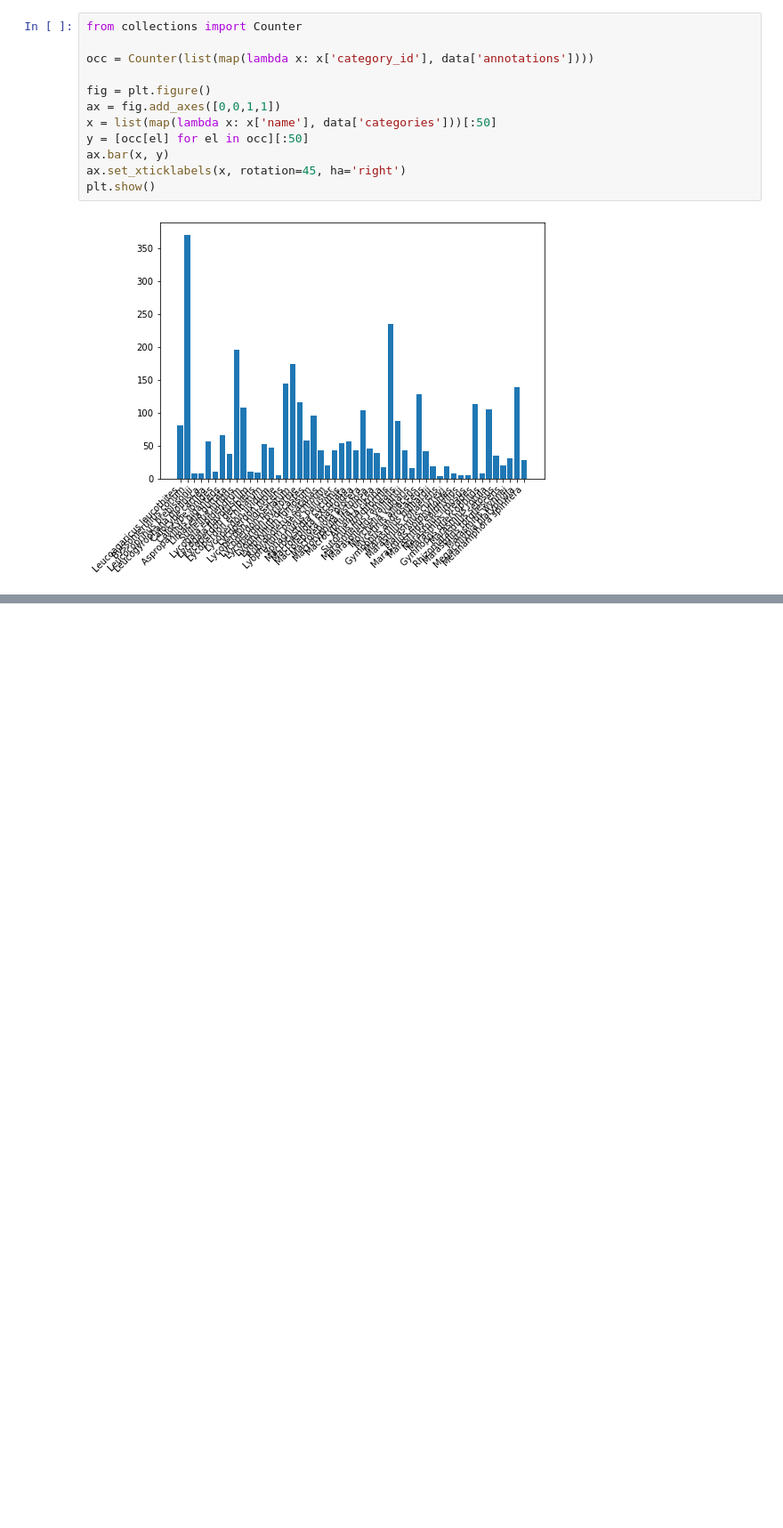
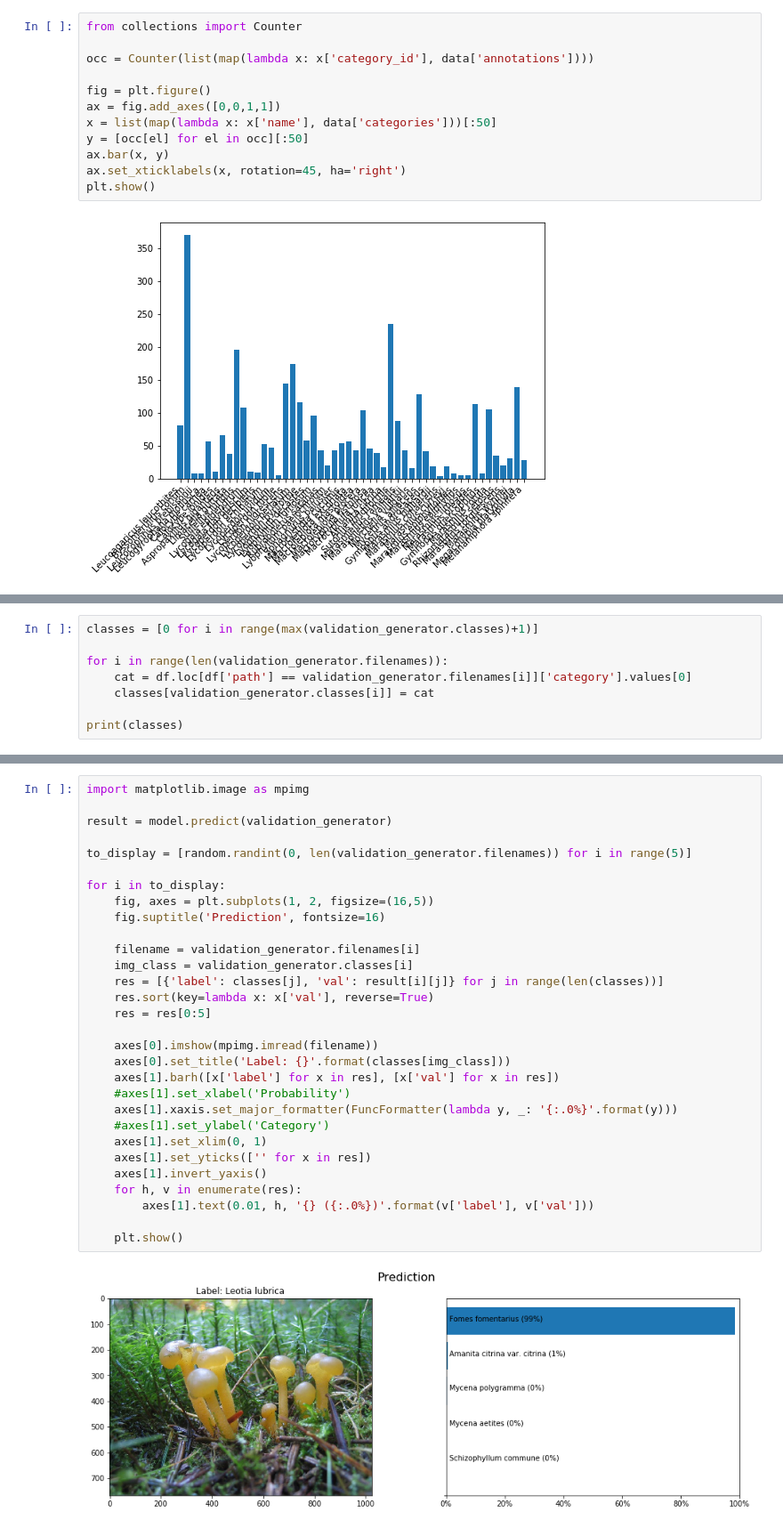
Before and after one commit to lorenzovngl/ml-project, a Jupyter notebook: main.ipynb, the cells around one changed output, grey strips where cells are left out. Shown at 89% size. Drawn from its saved outputs; the diff is of its cells as text; blank space fills up the shorter version.

Commit message:
Plotted predictions

```diff
--- a/main.ipynb
+++ b/main.ipynb
@@ -156,0 +143,8 @@ Found 8976 validated image filenames belonging to 1283 classes.
+# %%
+classes = [0 for i in range(max(validation_generator.classes)+1)]
+
+for i in range(len(validation_generator.filenames)):
+    cat = df.loc[df['path'] == validation_generator.filenames[i]]['category'].values[0]
+    classes[validation_generator.classes[i]] = cat
+
+print(classes)
@@ -156,0 +249,32 @@ Found 8976 validated image filenames belonging to 1283 classes.
+# %%
+import matplotlib.image as mpimg
+
+result = model.predict(validation_generator)
+
+to_display = [random.randint(0, len(validation_generator.filenames)) for i in range(5)]
+
+for i in to_display:
+    fig, axes = plt.subplots(1, 2, figsize=(16,5))
+    fig.suptitle('Prediction', fontsize=16)
+
+    filename = validation_generator.filenames[i]
+    img_class = validation_generator.classes[i]
+    res = [{'label': classes[j], 'val': result[i][j]} for j in range(len(classes))]
+    res.sort(key=lambda x: x['val'], reverse=True)
+    res = res[0:5]
+
+    axes[0].imshow(mpimg.imread(filename))
+    axes[0].set_title('Label: {}'.format(classes[img_class]))
+    axes[1].barh([x['label'] for x in res], [x['val'] for x in res])
+    #axes[1].set_xlabel('Probability')
+    axes[1].xaxis.set_major_formatter(FuncFormatter(lambda y, _: '{:.0%}'.format(y)))
+    #axes[1].set_ylabel('Category')
+    axes[1].set_xlim(0, 1)
+    axes[1].set_yticks(['' for x in res])
+    axes[1].invert_yaxis()
+    for h, v in enumerate(res):
+        axes[1].text(0.01, h, '{} ({:.0%})'.format(v['label'], v['val']))
+
+    plt.show()
+# %% [output]
+[figure, added]
```
Also changed, not shown: parts of 11 cells of this notebook.
